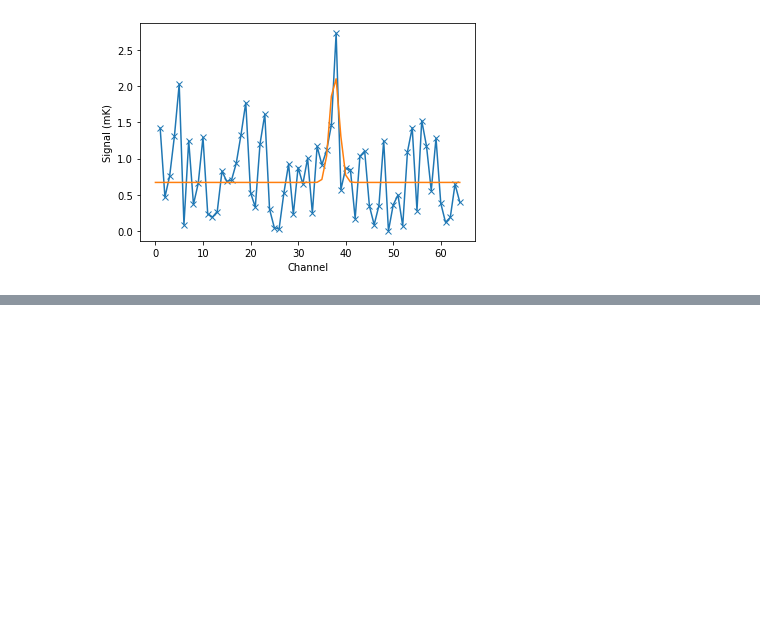
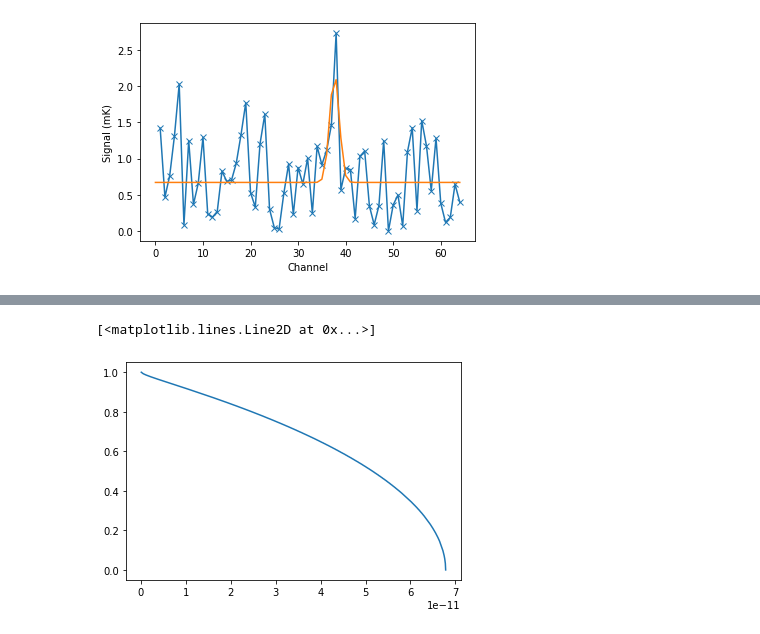
Before and after one commit to mvsantosdev/bayesian-methods-with-python, a Jupyter notebook: 3-Bayesian Statistics.ipynb, the cells around one changed output, grey strips where cells are left out. Saved outputs shown, nothing was run; the diff lists cells and outputs as text; code cells hidden in the pictures; blank space fills up the shorter version.

```diff
--- a/3-Bayesian Statistics.ipynb
+++ b/3-Bayesian Statistics.ipynb
@@ -262,0 +346,13 @@ Text(0, 0.5, 'Signal (mK)')
+# %%
+v = []
+
+for level in levels:
+
+    i = p_nu0_interp >= level
+
+    v.append(np.trapz(x=new_nu0[i], y=p_nu0_interp[i])/v0)
+# %%
+plt.plot(levels, v)
+# %% [output]
+[<matplotlib.lines.Line2D at 0x...>]
+[figure, added]
```
Also changed, not shown: parts of 45 cells of this notebook, 1 other file.
